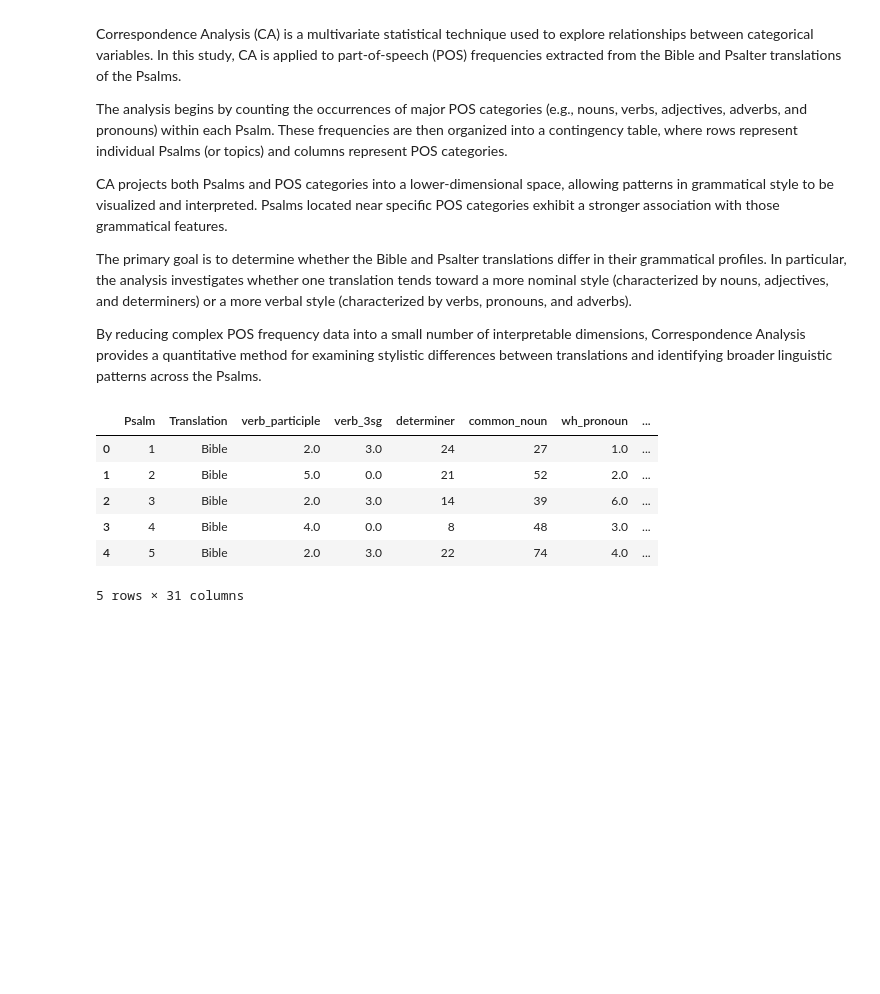
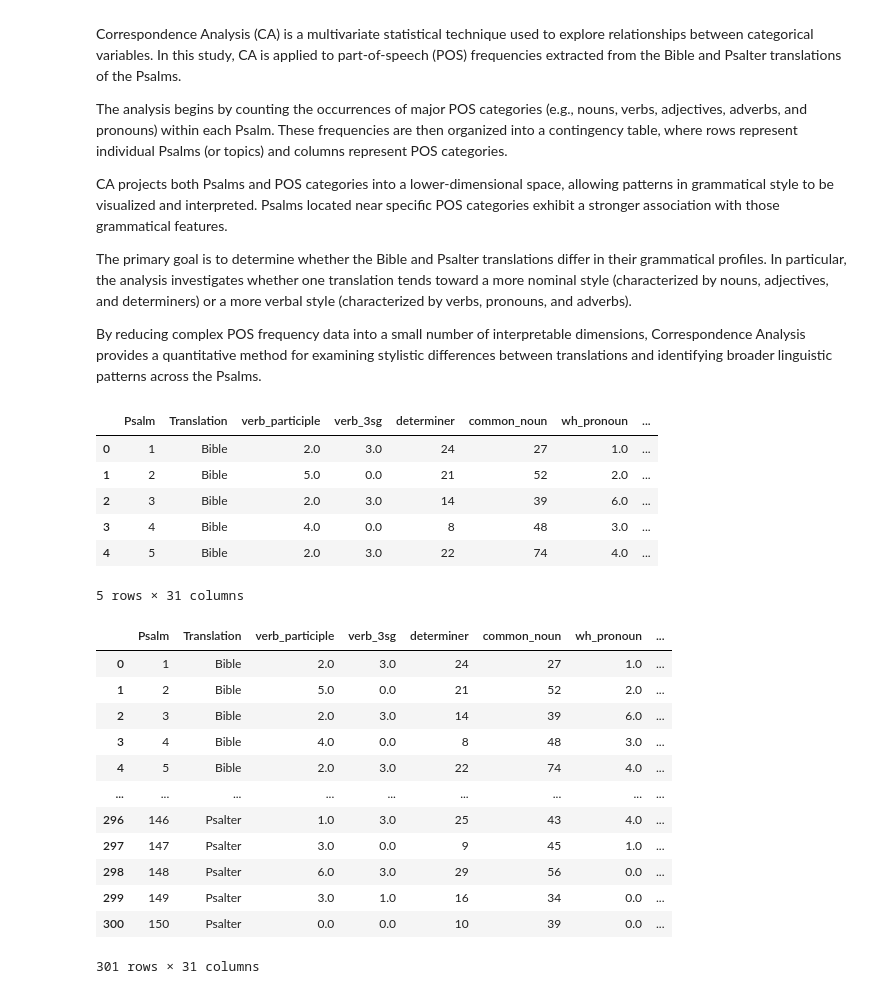
Before and after one commit to cwc09262/psalms-text-comparison, a Jupyter notebook: part_of_speech.ipynb, the cells around one changed output. Drawn from its saved outputs; the diff is of its cells as text; code cells hidden in the pictures; blank space fills up the shorter version.

```diff
--- a/part_of_speech.ipynb
+++ b/part_of_speech.ipynb
@@ -190,3 +190,19 @@ ca_df.head()
 | 3 | 4 | Bible | 4.0 | 0.0 | 8 | 48 | 3.0 | ... |
 | 4 | 5 | Bible | 2.0 | 3.0 | 22 | 74 | 4.0 | ... |
 5 rows × 31 columns
+# %%
+ca_df
+# %% [output]
+|  | Psalm | Translation | verb_participle | verb_3sg | determiner | common_noun | wh_pronoun | ... |
+| 0 | 1 | Bible | 2.0 | 3.0 | 24 | 27 | 1.0 | ... |
+| 1 | 2 | Bible | 5.0 | 0.0 | 21 | 52 | 2.0 | ... |
+| 2 | 3 | Bible | 2.0 | 3.0 | 14 | 39 | 6.0 | ... |
+| 3 | 4 | Bible | 4.0 | 0.0 | 8 | 48 | 3.0 | ... |
+| 4 | 5 | Bible | 2.0 | 3.0 | 22 | 74 | 4.0 | ... |
+| ... | ... | ... | ... | ... | ... | ... | ... | ... |
+| 296 | 146 | Psalter | 1.0 | 3.0 | 25 | 43 | 4.0 | ... |
+| 297 | 147 | Psalter | 3.0 | 0.0 | 9 | 45 | 1.0 | ... |
+| 298 | 148 | Psalter | 6.0 | 3.0 | 29 | 56 | 0.0 | ... |
+| 299 | 149 | Psalter | 3.0 | 1.0 | 16 | 34 | 0.0 | ... |
+| 300 | 150 | Psalter | 0.0 | 0.0 | 10 | 39 | 0.0 | ... |
+301 rows × 31 columns
```
Also changed, not shown: 1 other file.
